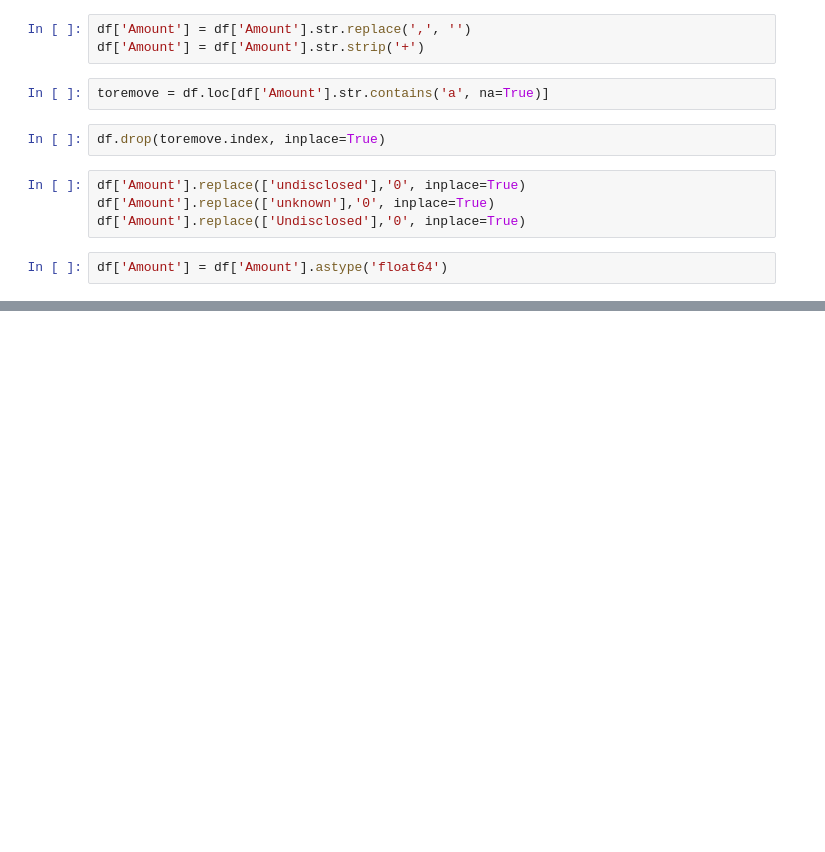
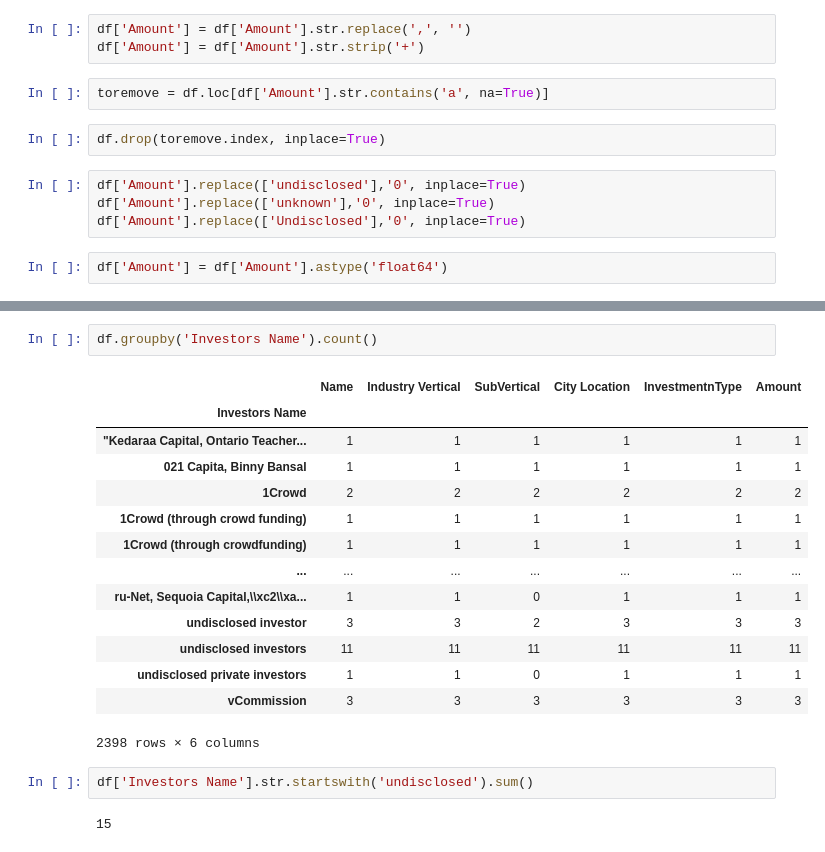
Before and after one commit to rishabhjaiswal1999/Indian-Startup-Scene-Analysis, a Jupyter notebook: notebook.ipynb, the cells around one changed output, grey strips where cells are left out. Cells and saved outputs as stored; diff of their text form; blank space fills up the shorter version.

```diff
--- a/notebook.ipynb
+++ b/notebook.ipynb
@@ -111,0 +103,21 @@ df.sort_values('Amount', ascending=False).head(40)
+# %%
+df.groupby('Investors Name').count()
+# %% [output]
+|  | Name | Industry Vertical | SubVertical | City Location | InvestmentnType | Amount |
+| Investors Name |  |  |  |  |  |  |
+| "Kedaraa Capital, Ontario Teacher... | 1 | 1 | 1 | 1 | 1 | 1 |
+| 021 Capita, Binny Bansal | 1 | 1 | 1 | 1 | 1 | 1 |
+| 1Crowd | 2 | 2 | 2 | 2 | 2 | 2 |
+| 1Crowd (through crowd funding) | 1 | 1 | 1 | 1 | 1 | 1 |
+| 1Crowd (through crowdfunding) | 1 | 1 | 1 | 1 | 1 | 1 |
+| ... | ... | ... | ... | ... | ... | ... |
+| ru-Net, Sequoia Capital,\\xc2\\xa... | 1 | 1 | 0 | 1 | 1 | 1 |
+| undisclosed investor | 3 | 3 | 2 | 3 | 3 | 3 |
+| undisclosed investors | 11 | 11 | 11 | 11 | 11 | 11 |
+| undisclosed private investors | 1 | 1 | 0 | 1 | 1 | 1 |
+| vCommission | 3 | 3 | 3 | 3 | 3 | 3 |
+2398 rows × 6 columns
+# %%
+df['Investors Name'].str.startswith('undisclosed').sum()
+# %% [output]
+15
```
Also changed, not shown: parts of 5 cells of this notebook, 3 other files.
